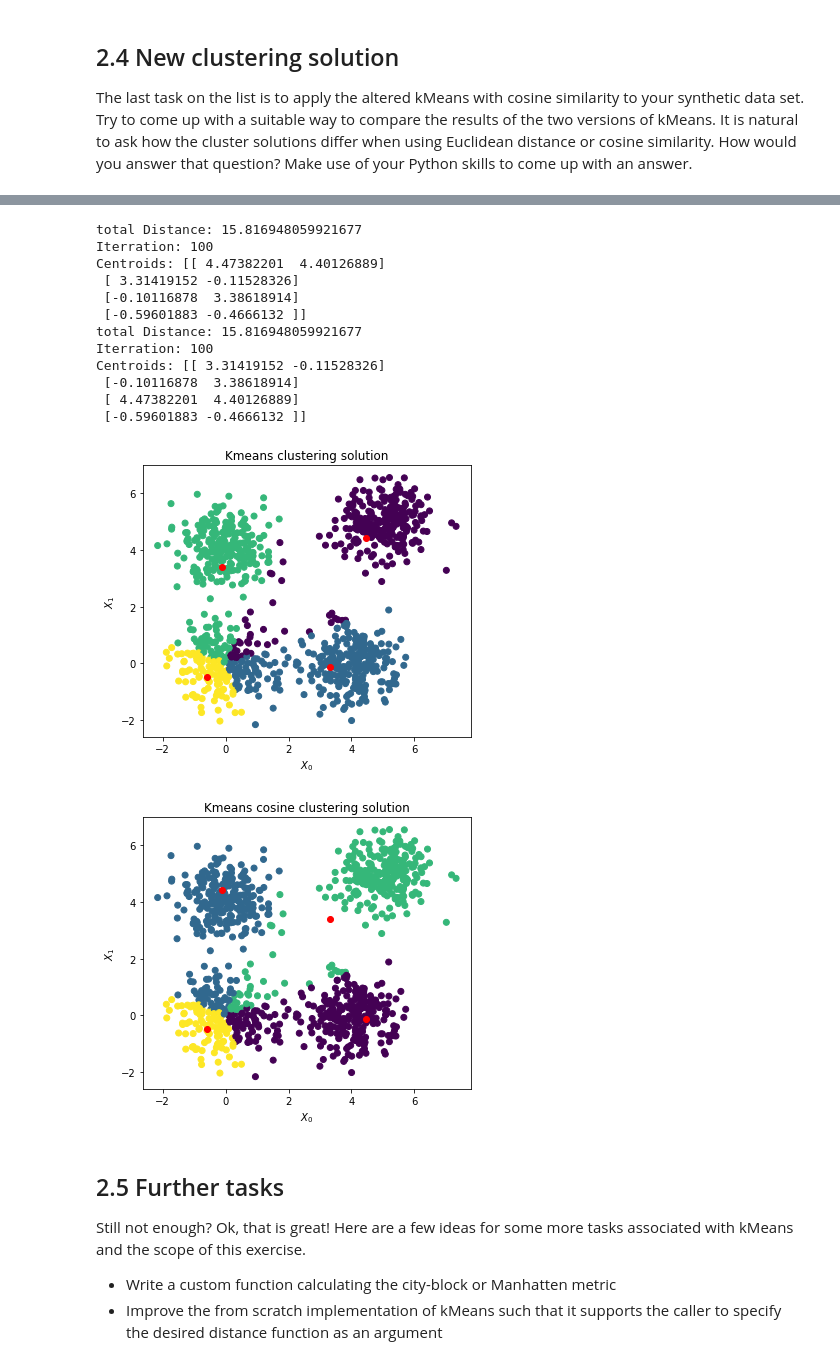
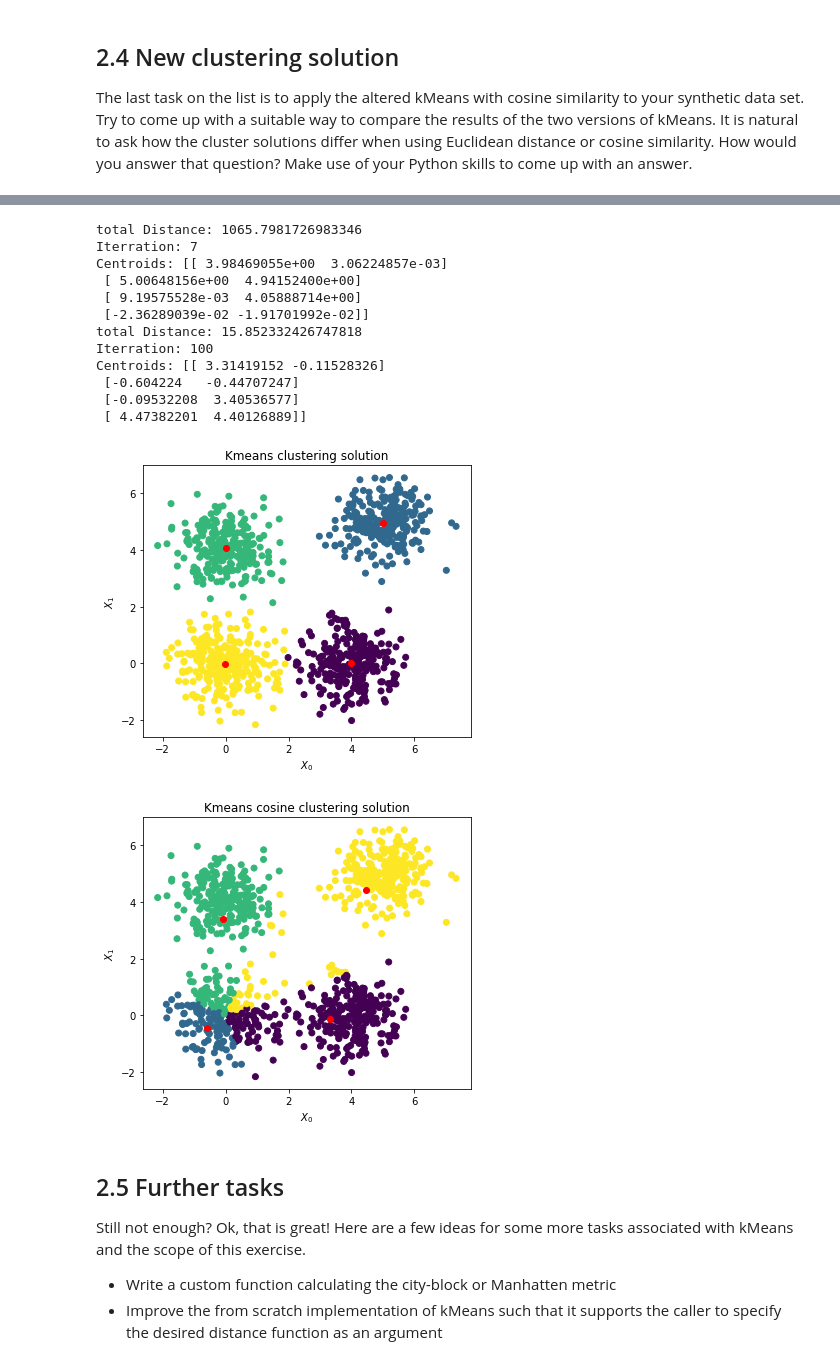
Before and after one commit to pratimatamra60/BADS_ex_sol, a Jupyter notebook: 2_BADS_ex_descriptive_analytics.ipynb, the cells around one changed output, grey strips where cells are left out. Drawn from its saved outputs; the diff is of its cells as text; code cells hidden in the pictures.

```diff
--- a/2_BADS_ex_descriptive_analytics.ipynb
+++ b/2_BADS_ex_descriptive_analytics.ipynb
@@ -432,15 +418,18 @@ def KMeans_with_cosine_similarity(data, k_clusters, n_iter=10):
 # %%
 # Create cluster solution with the modified kMeans
-modified_cluster_solution= KMeans_with_cosine_similarity(data=X, k_clusters=4, n_iter=10)
+modified_cluster_solution= KMeans_from_scratch(data=X, k_clusters=4, n_iter=3)
 # %% [markdown]
 ## 2.4 New clustering solution
 The last task on the list is to apply the altered kMeans with cosine similarity to your synthetic data set. Try to come up with a suitable way to compare the results of the two versions of kMeans. It is natural to ask how the cluster solutions differ when using Euclidean distance or cosine similarity. How would you answer that question? Make use of your Python skills to come up with an answer.
 # %%
 # Write some code to compare the two cluster solutions from using Euclidean distance and cosine similarity
-cluster_solution = KMeans_from_scratch(data=X, k_clusters=4, n_iter=10)
-modified_cluster_solution= KMeans_with_cosine_similarity(data=X, k_clusters=4, n_iter=10)
 
-#did not know I had to call this function and pass [1]
-print("Euclidean distance ", cluster_solution[1])
-print("cosine similarity distance ", modified_cluster_solution[1])
+print("Total distance cosine ", modified_cluster_solution[3])
+print("Total distance Euclidean ", cluster_solution[3])
+
+print("No. iterations cosine ", modified_cluster_solution[1])
+print("No. iterations Euclidean ", cluster_solution[1])
+
+print("Centroids cosine", modified_cluster_solution[2])
+print("Centroids Euclidean", cluster_solution[2])
 # %% [output]
@@ -468,48 +476,52 @@ plt.show()
 # 1 compare distance, iteration and centroids value of Kmeans with eucidine and cosine
 print("total Distance:", cluster_solution[3])
 print("Iterration:", cluster_solution [1])
 print("Centroids:", cluster_solution[2])
 
 print("total Distance:", modified_cluster_solution[3])
 print("Iterration:", modified_cluster_solution [1])
 print("Centroids:", modified_cluster_solution[2])
 plt.figure(figsize = [20, 5])
 # 2 plot both clusters to compare
 # kmeans with eucidine plot
 plt.subplot(131)
 plt.scatter(X[:, 0], X[:, 1], c=cluster_solution[0])
 plt.title("Kmeans clustering solution")
 
 plt.xlabel("$X_0$")
 plt.ylabel("$X_1$")
 plt.scatter(cluster_solution[2] [:,0], cluster_solution[2] [:,1], c='red')
 plt.show()
 
 #kmeans with cosine plot
+#------------------------------------
 plt.figure(figsize = [20, 5])
+
 plt.subplot(132)
 plt.scatter(X[:, 0], X[:, 1], c=modified_cluster_solution[0])
-plt.title("Kmeans cosine clustering solution")
-
 plt.xlabel("$X_0$")
 plt.ylabel("$X_1$")
-plt.scatter(cluster_solution[2] [:,0], modified_cluster_solution[2] [:,1], c='red')
+plt.title("Kmeans cosine clustering solution")
+plt.scatter(modified_cluster_solution[2][:,0], modified_cluster_solution[2][:,1], c='red')
+#------------------------------------
+
+
 plt.show()
 # %% [output]
-total Distance: 15.816948059921677
-Iterration: 100
-Centroids: [[ 4.47382201  4.40126889]
- [ 3.31419152 -0.11528326]
- [-0.10116878  3.38618914]
- [-0.59601883 -0.4666132 ]]
-total Distance: 15.816948059921677
+total Distance: 1065.7981726983346
+Iterration: 7
+Centroids: [[ 3.98469055e+00  3.06224857e-03]
+ [ 5.00648156e+00  4.94152400e+00]
+ [ 9.19575528e-03  4.05888714e+00]
+ [-2.36289039e-02 -1.91701992e-02]]
+total Distance: 15.852332426747818
 Iterration: 100
 Centroids: [[ 3.31419152 -0.11528326]
- [-0.10116878  3.38618914]
- [ 4.47382201  4.40126889]
- [-0.59601883 -0.4666132 ]]
+ [-0.604224   -0.44707247]
+ [-0.09532208  3.40536577]
+ [ 4.47382201  4.40126889]]
-[figure, old version]
+[figure, new version]
-[figure, old version]
+[figure, new version]
 # %% [markdown]
 ## 2.5 Further tasks
 Still not enough? Ok, that is great! Here are a few ideas for some more tasks associated with kMeans and the scope of this exercise.
```
Also changed, not shown: parts of 10 cells of this notebook.
